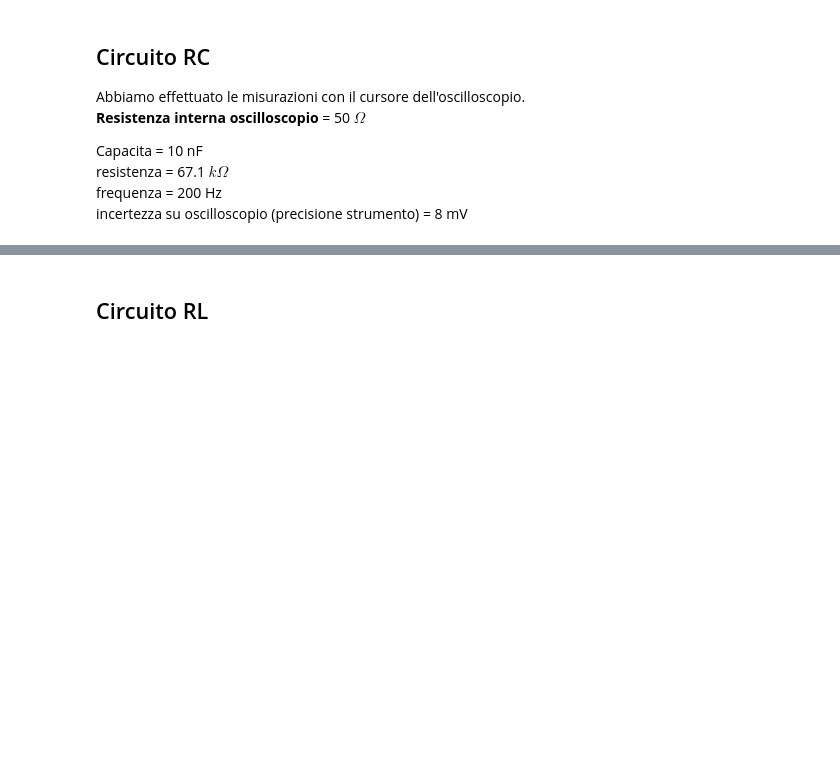
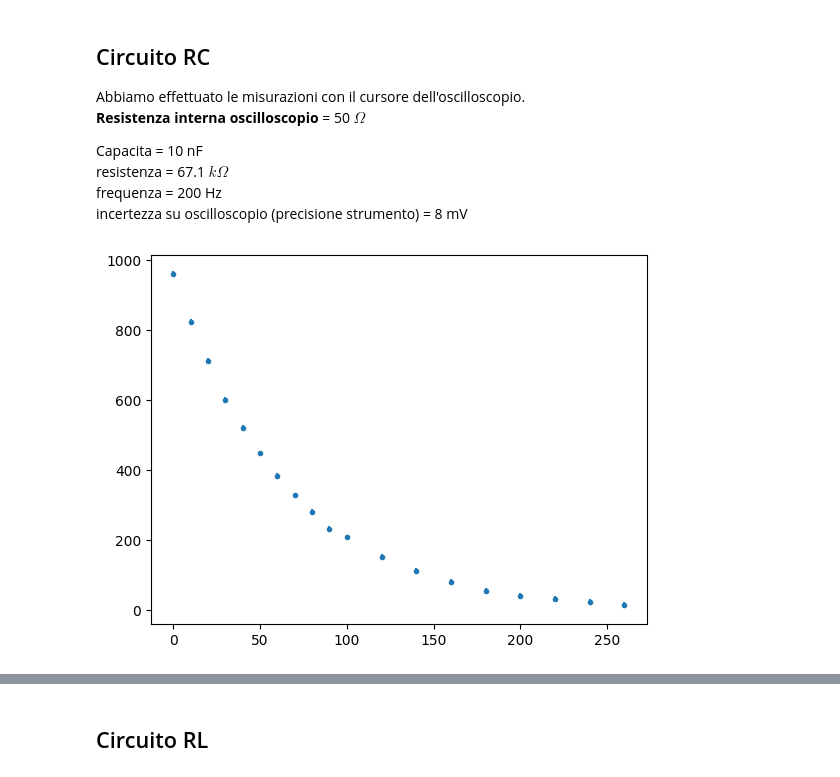
Before and after one commit to Pavar0tty/Laboratorio_2, a Jupyter notebook: Circuiti2/Analisi.ipynb, the cells around one changed output, grey strips where cells are left out. Saved outputs shown, nothing was run; the diff lists cells and outputs as text; code cells hidden in the pictures; blank space fills up the shorter version.

```diff
--- a/Circuiti2/Analisi.ipynb
+++ b/Circuiti2/Analisi.ipynb
@@ -21,9 +21,11 @@ incertezza su oscilloscopio (precisione strumento) = 8 mV
 # %%
 # Primo plot dei dati
 dati1 = pd.read_csv("Dati1.csv")
 
 tempi1 = dati1["tempo(carica)[ms]"]
 carica1 = dati1["tensione(carica1)[mV]"]
 
-plt.errorbar(tempi1, carica1, [.8 for i in carica1], fmt = '.')
+plt.errorbar(tempi1, carica1, [8 for i in carica1], fmt = '.')
 plt.show()
+# %% [output]
+[figure, added]
```
Also changed, not shown: parts of 2 cells of this notebook, 7 other files.
